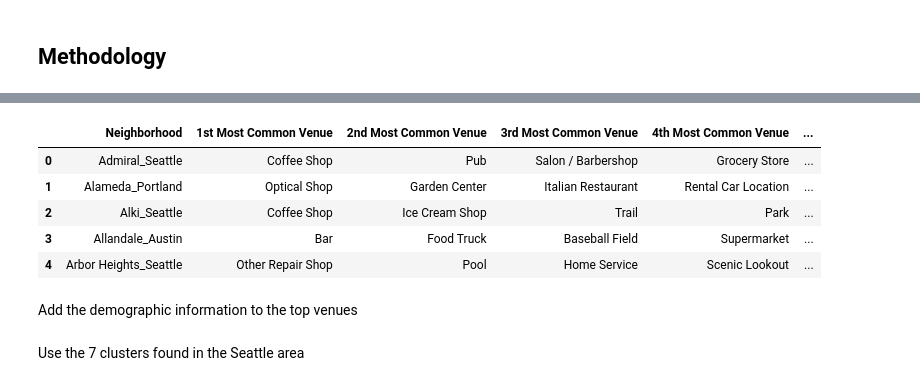
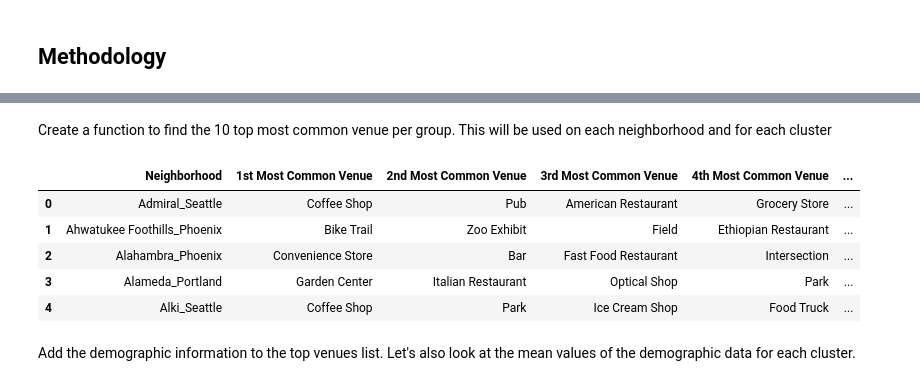
Before and after one commit to aaronoldre/coursera_applied_data_science, a Jupyter notebook: 9 applied_data_science/Capstone - Battle of the Neighborhoods.ipynb, the cells around one changed output, grey strips where cells are left out. Saved outputs shown, nothing was run; the diff lists cells and outputs as text; code cells hidden in the pictures.

```diff
--- a/9 applied_data_science/Capstone - Battle of the Neighborhoods.ipynb
+++ b/9 applied_data_science/Capstone - Battle of the Neighborhoods.ipynb
@@ -311,0 +286,3 @@ all_cities_grouped
+# %%
+# drop the names for clustering purposes
+all_cities_grouped_clustering = all_cities_grouped.drop(['Neighborhood_City', 'Name_City'], 1)
@@ -311,0 +291,12 @@ all_cities_grouped
+# %%
+import numpy as np
+from sklearn.cluster import KMeans
+from yellowbrick.cluster import KElbowVisualizer
+
+model = KMeans()
+visualizer = KElbowVisualizer(
+    model, k=(4,12), metric='distortion', timings=True, locate_elbow = True
+)
+
+visualizer.fit(all_cities_grouped_clustering)        # Fit the data to the visualizer
+visualizer.show()        # Finalize and render the figure
@@ -311,0 +306,16 @@ all_cities_grouped
+# %%
+# set number of clusters found from using the elbow method above
+kclusters = 6
+
+
+
+# run k-means clustering
+kmeans = KMeans(n_clusters=kclusters, random_state=0).fit(all_cities_grouped_clustering)
+# %%
+# add clustering labels back to the cluster dataframe
+all_cities_grouped.insert(0, 'Cluster Labels', kmeans.labels_ +1) # moving cluster labels up by 1 so it looks nicer in the Legend
+
+# renaming the dataframe
+all_cities_merged = all_cities_grouped.copy()
+
+all_cities_merged.head() # check the last columns!
@@ -312,3 +482,5 @@ all_cities_grouped
+# %% [markdown]
+Create a function to find the 10 top most common venue per group. This will be used on each neighborhood and for each cluster
 # %%
 def return_most_common_venues(row, num_top_venues):
     row_categories = row.iloc[1:]
@@ -316,34 +488,34 @@ def return_most_common_venues(row, num_top_venues):
 
     return row_categories_sorted.index.values[0:num_top_venues]
 # %%
+import numpy as np
 num_top_venues = 10
 
+# first, second, and third. fourth through tenth have common endings
 indicators = ['st', 'nd', 'rd']
 
 # create columns according to number of top venues
 columns = ['Neighborhood']
 for ind in np.arange(num_top_venues):
     try:
-        columns.append('{}{} Most Common Venue'.format(ind+1, indicators[ind]))
+        columns.append(f'{ind+1}{indicators[ind]} Most Common Venue')
     except:
-        columns.append('{}th Most Common Venue'.format(ind+1))
+        columns.append(f'{ind+1}th Most Common Venue')
 
 # create a new dataframe
 neighborhoods_venues_sorted = pd.DataFrame(columns=columns)
 neighborhoods_venues_sorted['Neighborhood'] = all_cities_grouped['Neighborhood']
 
 for ind in np.arange(all_cities_grouped.shape[0]):
     neighborhoods_venues_sorted.iloc[ind, 1:] = return_most_common_venues(all_cities_grouped.iloc[ind, :], num_top_venues)
 
 neighborhoods_venues_sorted.head()
 # %% [output]
 |  | Neighborhood | 1st Most Common Venue | 2nd Most Common Venue | 3rd Most Common Venue | 4th Most Common Venue | ... |
-| 0 | Admiral_Seattle | Coffee Shop | Pub | Salon / Barbershop | Grocery Store | ... |
-| 1 | Alameda_Portland | Optical Shop | Garden Center | Italian Restaurant | Rental Car Location | ... |
-| 2 | Alki_Seattle | Coffee Shop | Ice Cream Shop | Trail | Park | ... |
-| 3 | Allandale_Austin | Bar | Food Truck | Baseball Field | Supermarket | ... |
-| 4 | Arbor Heights_Seattle | Other Repair Shop | Pool | Home Service | Scenic Lookout | ... |
+| 0 | Admiral_Seattle | Coffee Shop | Pub | American Restaurant | Grocery Store | ... |
+| 1 | Ahwatukee Foothills_Phoenix | Bike Trail | Zoo Exhibit | Field | Ethiopian Restaurant | ... |
+| 2 | Alahambra_Phoenix | Convenience Store | Bar | Fast Food Restaurant | Intersection | ... |
+| 3 | Alameda_Portland | Garden Center | Italian Restaurant | Optical Shop | Park | ... |
+| 4 | Alki_Seattle | Coffee Shop | Park | Ice Cream Shop | Food Truck | ... |
 # %% [markdown]
-Add the demographic information to the top venues
+Add the demographic information to the top venues list. Let's also look at the mean values of the demographic data for each cluster.
-# %% [markdown]
-Use the 7 clusters found in the Seattle area
```
Also changed, not shown: parts of 92 cells of this notebook, 1 other file.
